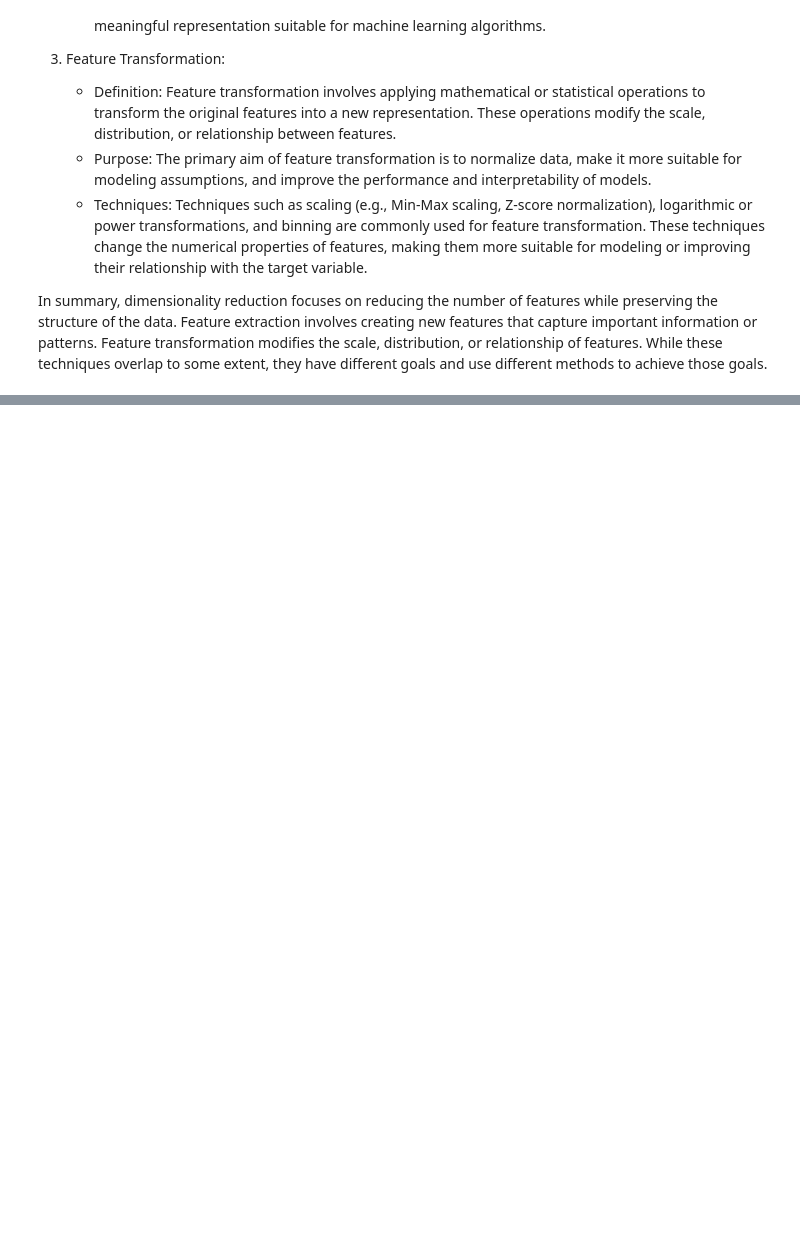
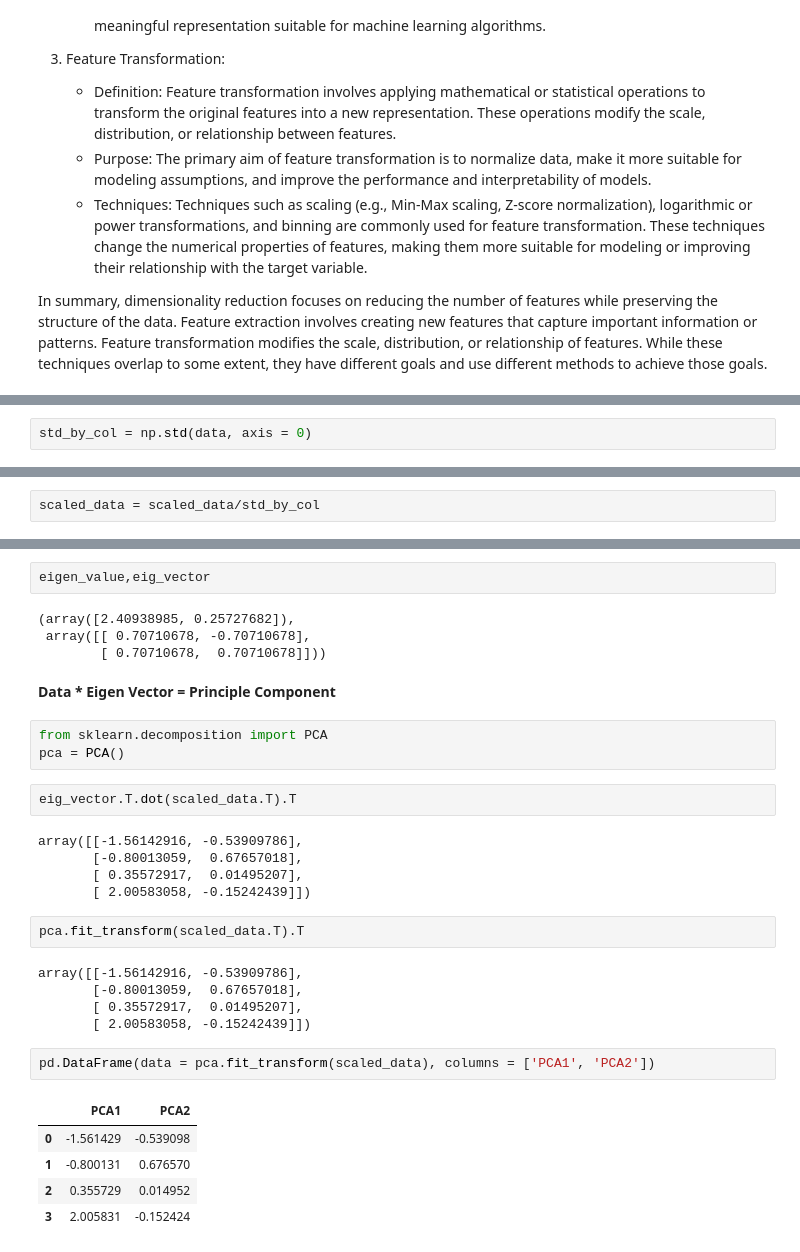
Before and after one commit to devkegovind/FSDS1, a Jupyter notebook: PCA/pca.ipynb, the cells around one changed output, grey strips where cells are left out. Drawn from its saved outputs; the diff is of its cells as text; blank space fills up the shorter version.

```diff
--- a/PCA/pca.ipynb
+++ b/PCA/pca.ipynb
@@ -323,0 +373,2 @@ In summary, dimensionality reduction focuses on reducing the number of features
+# %%
+std_by_col = np.std(data, axis = 0)
@@ -323,0 +379,2 @@ In summary, dimensionality reduction focuses on reducing the number of features
+# %%
+scaled_data = scaled_data/std_by_col
@@ -323,0 +416,33 @@ In summary, dimensionality reduction focuses on reducing the number of features
+# %%
+eigen_value,eig_vector
+# %% [output]
+(array([2.40938985, 0.25727682]),
+ array([[ 0.70710678, -0.70710678],
+        [ 0.70710678,  0.70710678]]))
+# %% [markdown]
+**Data * Eigen Vector = Principle Component**
+# %%
+from sklearn.decomposition import PCA
+pca = PCA()
+# %%
+eig_vector.T.dot(scaled_data.T).T
+# %% [output]
+array([[-1.56142916, -0.53909786],
+       [-0.80013059,  0.67657018],
+       [ 0.35572917,  0.01495207],
+       [ 2.00583058, -0.15242439]])
+# %%
+pca.fit_transform(scaled_data.T).T
+# %% [output]
+array([[-1.56142916, -0.53909786],
+       [-0.80013059,  0.67657018],
+       [ 0.35572917,  0.01495207],
+       [ 2.00583058, -0.15242439]])
+# %%
+pd.DataFrame(data = pca.fit_transform(scaled_data), columns = ['PCA1', 'PCA2'])
+# %% [output]
+|  | PCA1 | PCA2 |
+| 0 | -1.561429 | -0.539098 |
+| 1 | -0.800131 | 0.676570 |
+| 2 | 0.355729 | 0.014952 |
+| 3 | 2.005831 | -0.152424 |
```
Also changed, not shown: parts of 22 cells of this notebook.
